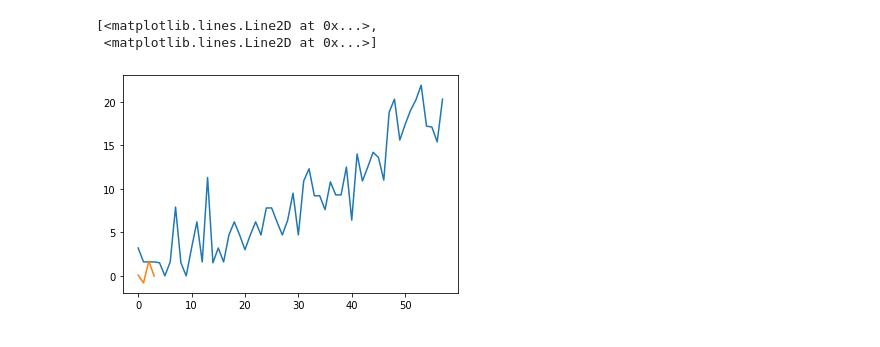
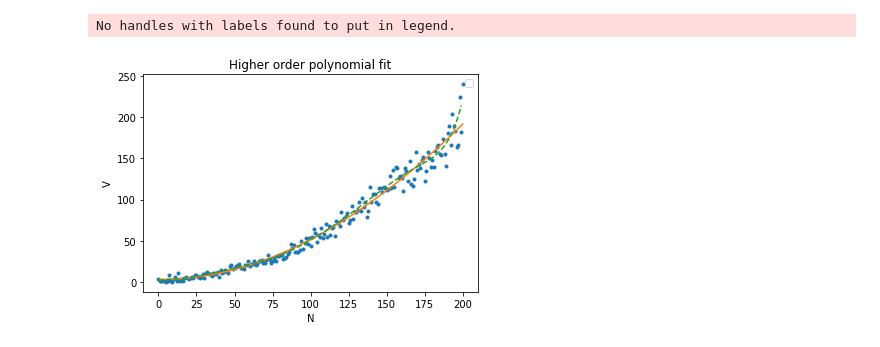
Before and after one commit to christianadriano/DE_TimeSeriesAnalysis, a Jupyter notebook: Sven_quadratic_fit.ipynb, the cells around one changed output. Drawn from its saved outputs; the diff is of its cells as text; code cells hidden in the pictures.

```diff
--- a/Sven_quadratic_fit.ipynb
+++ b/Sven_quadratic_fit.ipynb
@@ -45,6 +48,16 @@ plt.show()
-# %%
-plt.plot(x,y,'.',p)
-# %% [output]
-[<matplotlib.lines.Line2D at 0x...>,
- <matplotlib.lines.Line2D at 0x...>]
-[figure, removed]
+# %%
+with warnings.catch_warnings():
+    warnings.simplefilter('ignore', np.RankWarning)
+    p3 = np.poly1d(np.polyfit(x, y, 3)) # 3rd order polynomial
+    p4 = np.poly1d(np.polyfit(x, y, 4)) # 4th order polynomial
+
+_ = plt.plot(x, y, '.', xp, p3(xp), '-', p4(xp), '--')
+plt.xlabel('N')
+plt.ylabel('V')
+plt.title('Higher order polynomial fit')
+plt.legend()
+
+plt.show()
+# %% [output]
+No handles with labels found to put in legend.
+[figure, added]
```
Also changed, not shown: parts of 2 cells of this notebook.
